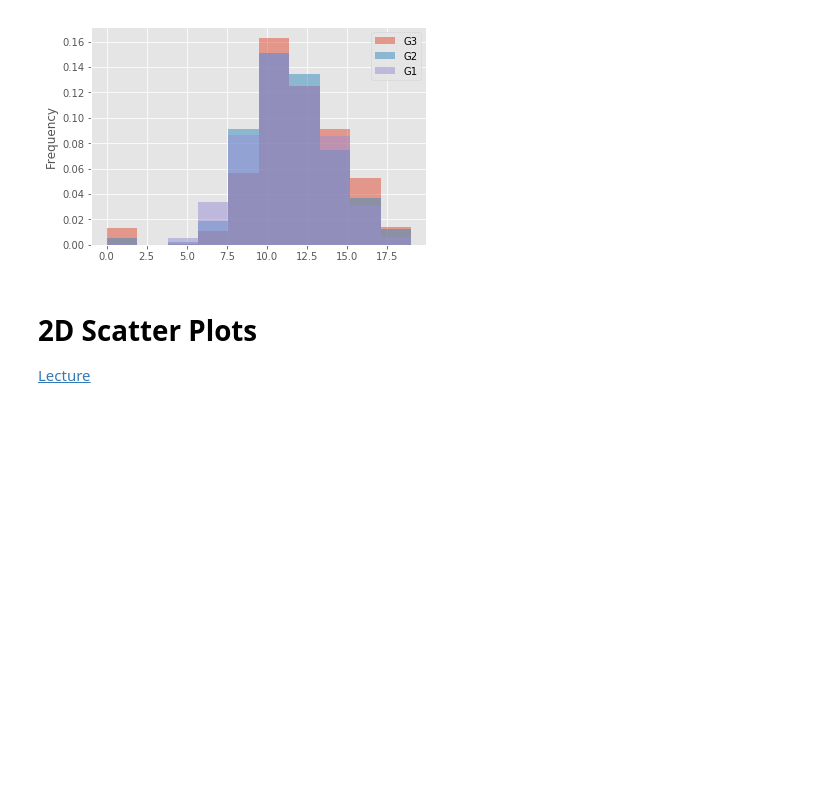
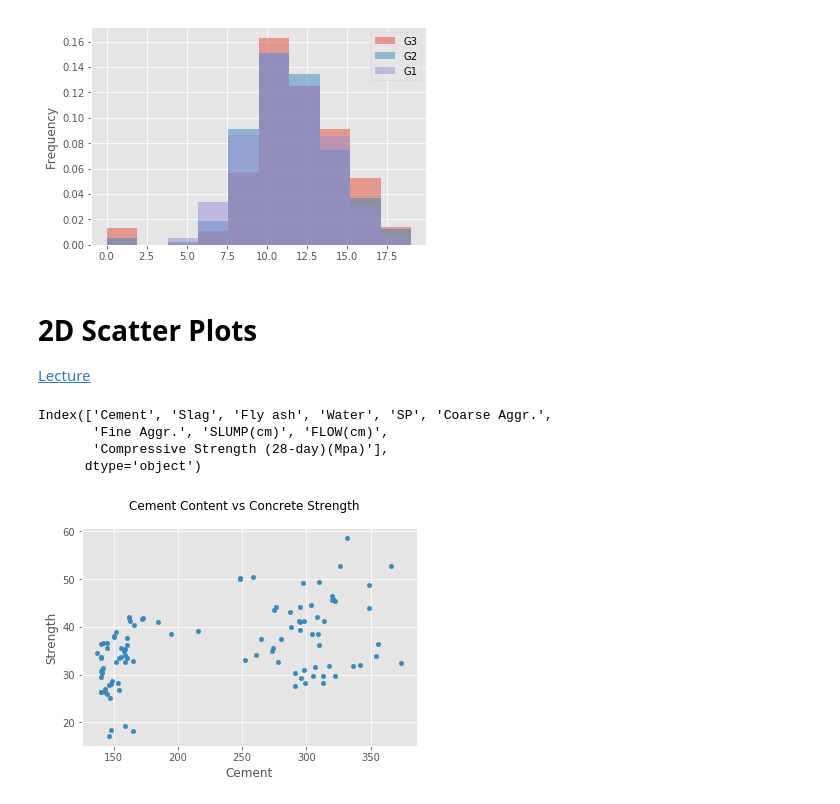
Before and after one commit to tsaomao/edX--MSDS-Curriculum--DAT210x, a Jupyter notebook: Module3/Module3 - Lectures.ipynb, the cells around one changed output. Drawn from its saved outputs; the diff is of its cells as text; code cells hidden in the pictures; blank space fills up the shorter version.

```diff
--- a/Module3/Module3 - Lectures.ipynb
+++ b/Module3/Module3 - Lectures.ipynb
@@ -78,0 +83,23 @@ plt.show()
+# %%
+matplotlib.style.use('ggplot')
+# %%
+df = pd.read_csv('./Datasets/concrete.csv', index_col=0)
+# %%
+df.columns
+# %% [output]
+Index(['Cement', 'Slag', 'Fly ash', 'Water', 'SP', 'Coarse Aggr.',
+       'Fine Aggr.', 'SLUMP(cm)', 'FLOW(cm)',
+       'Compressive Strength (28-day)(Mpa)'],
+      dtype='object')
+# %%
+df.columns = [
+    'Cement', 'Slag', 'Ash', 'Water', 'SP',
+    'Coarse', 'Fine', 'SLUMP', 'FLOW', 'Strength']
+# %%
+df.plot.scatter(x='Cement', y='Strength')
+plt.suptitle('Cement Content vs Concrete Strength')
+plt.xlabel('Cement')
+plt.ylabel('Strength')
+plt.show()
+# %% [output]
+[figure, added]
```
Also changed, not shown: parts of 28 cells of this notebook, 2 other files.
